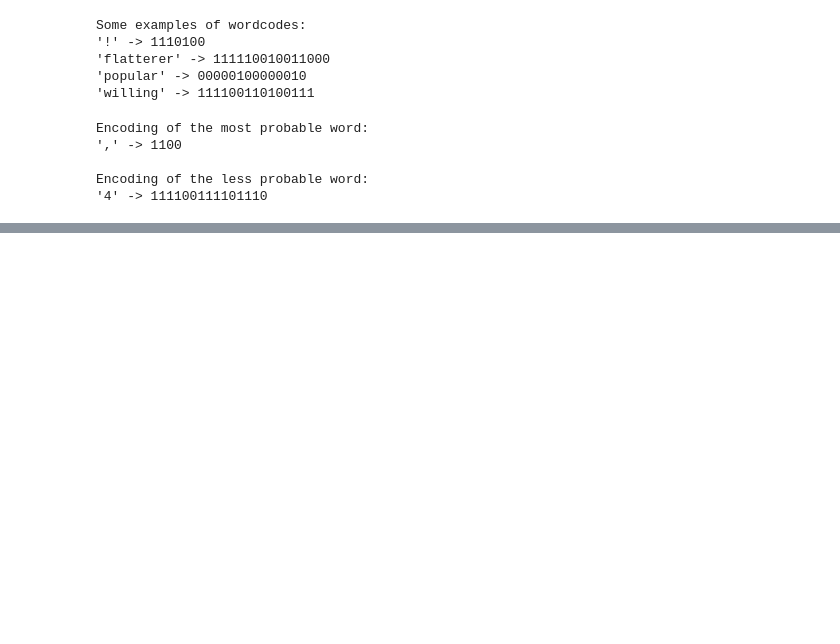
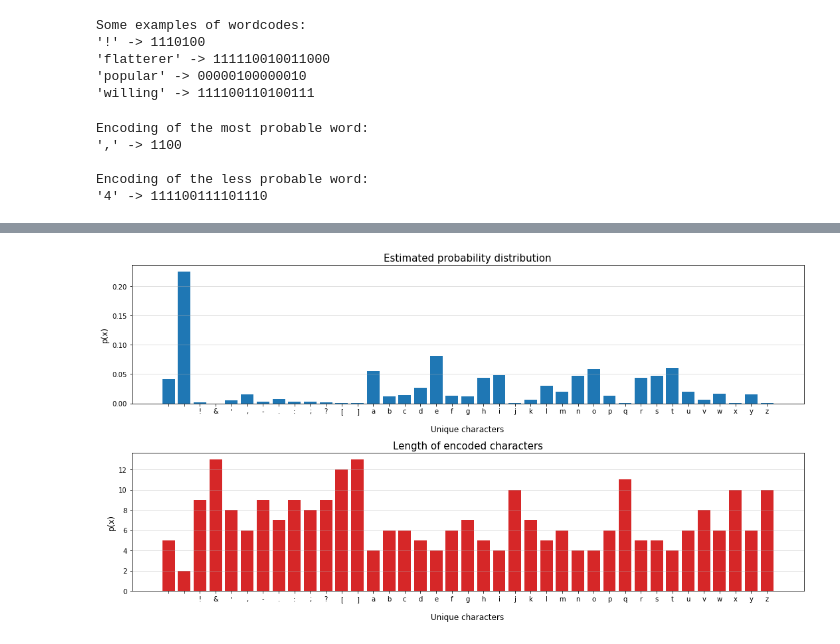
Before and after one commit to NicolaZomer/InformationTheory-Inference, a Jupyter notebook: 03_HuffmanAlgorithm.ipynb, the cells around one changed output, grey strips where cells are left out. Saved outputs shown, nothing was run; the diff lists cells and outputs as text; code cells hidden in the pictures; blank space fills up the shorter version.

```diff
--- a/03_HuffmanAlgorithm.ipynb
+++ b/03_HuffmanAlgorithm.ipynb
@@ -322,0 +386,20 @@ Encoding of the less probable word:
+# %%
+# plot
+fig, ax = plt.subplots(2, 1, figsize=(15, 8))
+ax[0].bar(values, prob_text_char, color='C0')
+ax[0].grid(alpha=0.5, axis='y')
+ax[0].set_title('Estimated probability distribution', fontsize=15)
+ax[0].set_xlabel('Unique characters', fontsize=12)
+ax[0].set_ylabel('p(x)', fontsize=12)
+
+char_lengths = [len(E) for E in encoding_text_char]
+ax[1].bar(values, char_lengths, color='C3')
+ax[1].grid(alpha=0.5, axis='y')
+ax[1].set_title('Length of encoded characters', fontsize=15)
+ax[1].set_xlabel('Unique characters', fontsize=12)
+ax[1].set_ylabel('p(x)', fontsize=12)
+
+plt.tight_layout()
+plt.show()
+# %% [output]
+[figure, added]
```
Also changed, not shown: parts of 7 cells of this notebook.
